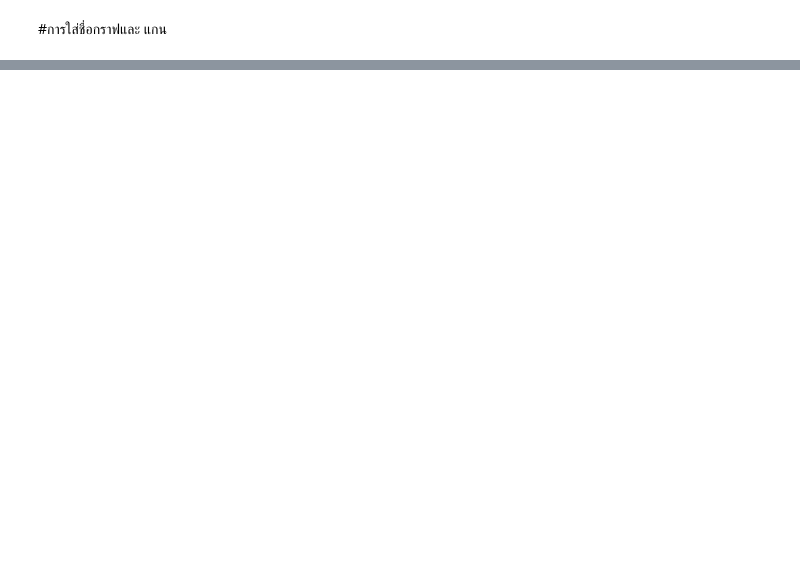
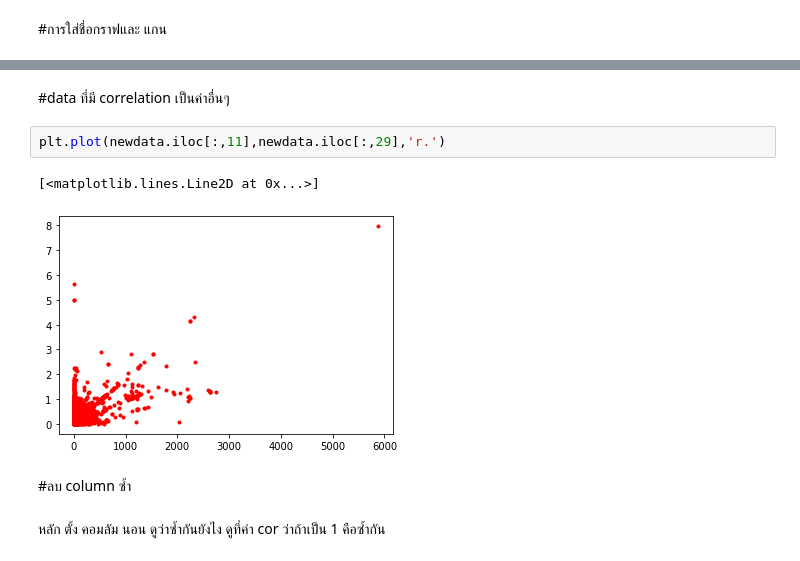
Before and after one commit to suphalaksana/Multivariate, a Jupyter notebook: Exam01.ipynb, the cells around one changed output, grey strips where cells are left out. Saved outputs shown, nothing was run; the diff lists cells and outputs as text; blank space fills up the shorter version.

```diff
--- a/Exam01.ipynb
+++ b/Exam01.ipynb
@@ -318,0 +433,11 @@ plt.ylabel('PC2 (1.08%)');
+# %% [markdown]
+#data ที่มี correlation เป็นค่าอื่นๆ
+# %%
+plt.plot(newdata.iloc[:,11],newdata.iloc[:,29],'r.')
+# %% [output]
+[<matplotlib.lines.Line2D at 0x...>]
+[figure, added]
+# %% [markdown]
+#ลบ column ซ้ำ
+# %% [markdown]
+หลัก ตั้ง คอมลัม นอน ดูว่าซ้ำกันยังไง ดูที่ค่า cor ว่าถ้าเป็น 1 คือซ้ำกัน
```
Also changed, not shown: parts of 70 cells of this notebook.
